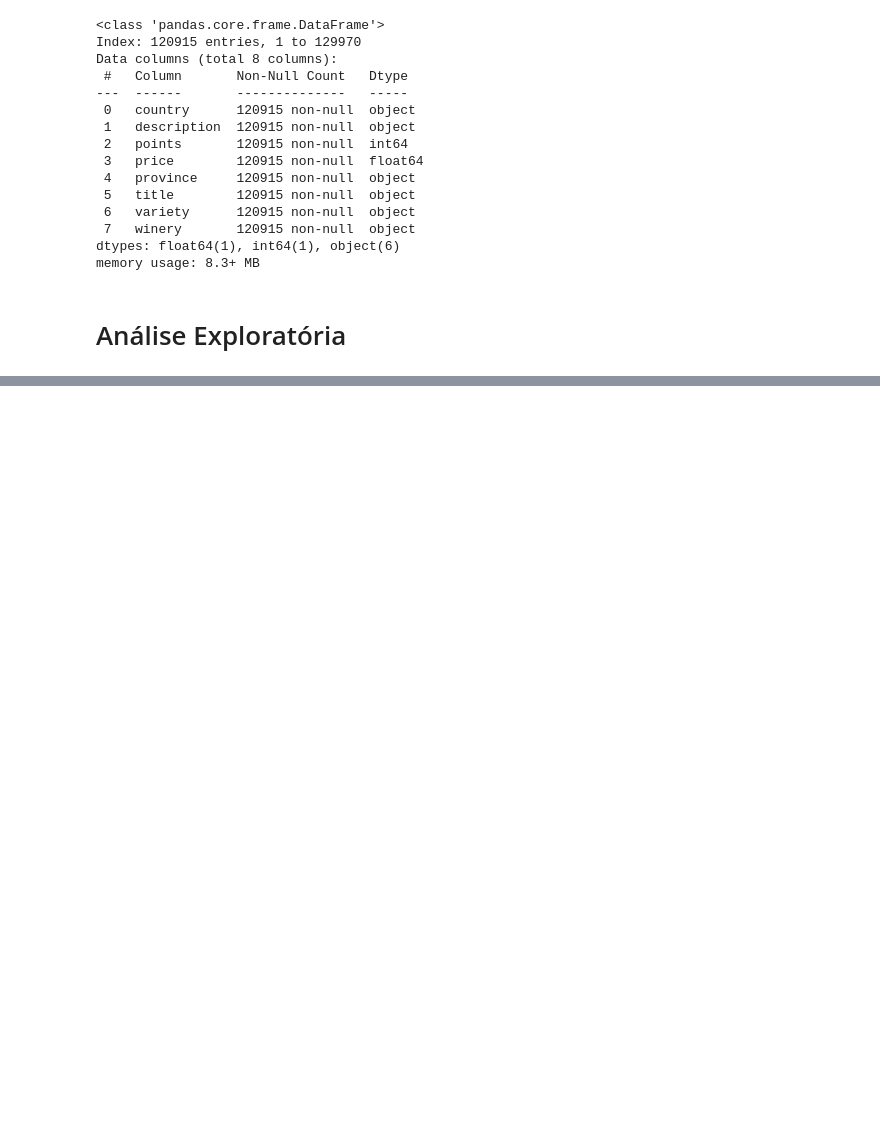
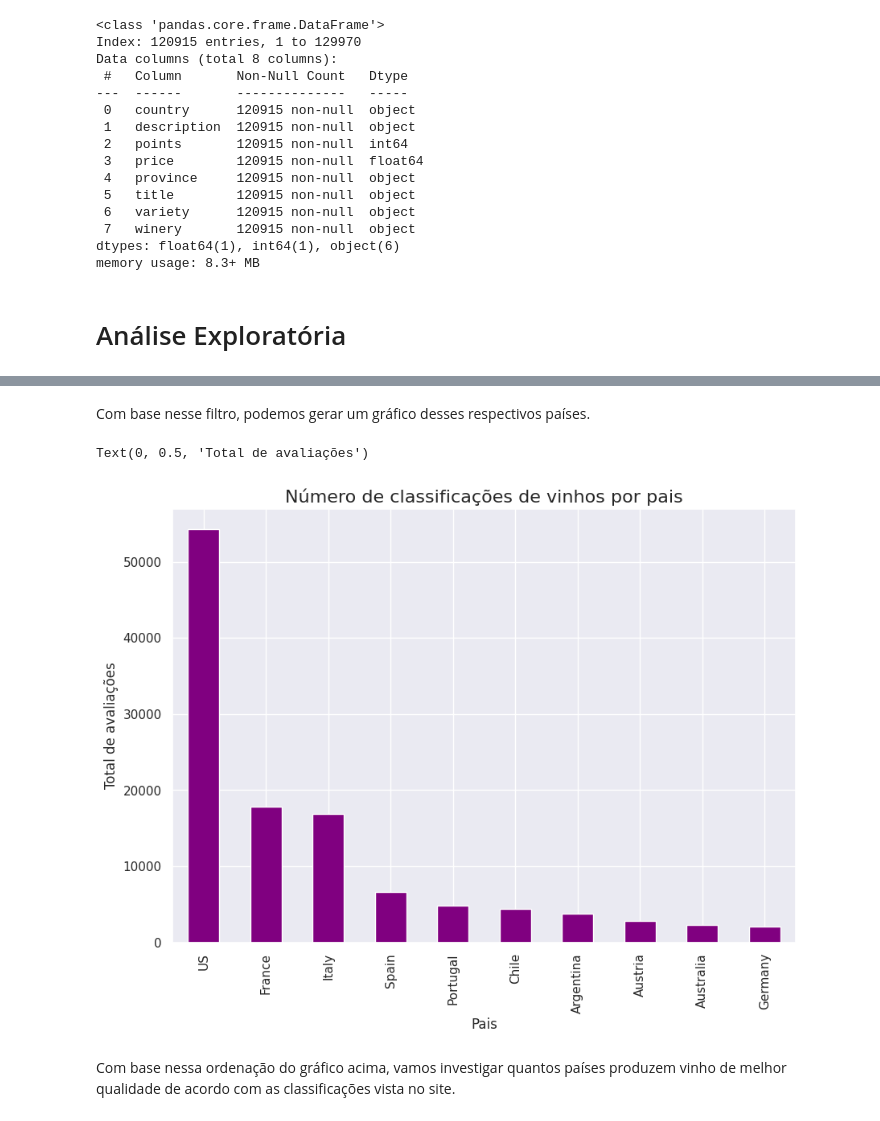
Before and after one commit to FTCLuis/Mineracao-de-Dados, a Jupyter notebook: Luis_Felipe_Laudacio.ipynb, the cells around one changed output, grey strips where cells are left out. Drawn from its saved outputs; the diff is of its cells as text; code cells hidden in the pictures; blank space fills up the shorter version.

```diff
--- a/Luis_Felipe_Laudacio.ipynb
+++ b/Luis_Felipe_Laudacio.ipynb
@@ -218,0 +235,3 @@ memory usage: 8.3+ MB
+# %%
+country_top_10 = df1["country"].value_counts()[:10]
+country_top_10
@@ -218,0 +252,14 @@ memory usage: 8.3+ MB
+# %% [markdown]
+Com base nesse filtro, podemos gerar um gráfico desses respectivos países.
+# %%
+plt.figure(figsize=(10, 7))
+country_top_10.plot(kind='bar', color = 'purple')
+plt.title('Número de classificações de vinhos por pais', fontsize = 16)
+plt.xlabel('Pais')
+plt.ylabel('Total de avaliações')
+# %% [output]
+Text(0, 0.5, 'Total de avaliações')
+[figure, added]
+# %% [markdown]
+Com base nessa ordenação do gráfico acima, vamos investigar quantos países produzem vinho de melhor qualidade de acordo com as
+classificações vista no site.
```
Also changed, not shown: parts of 30 cells of this notebook.
